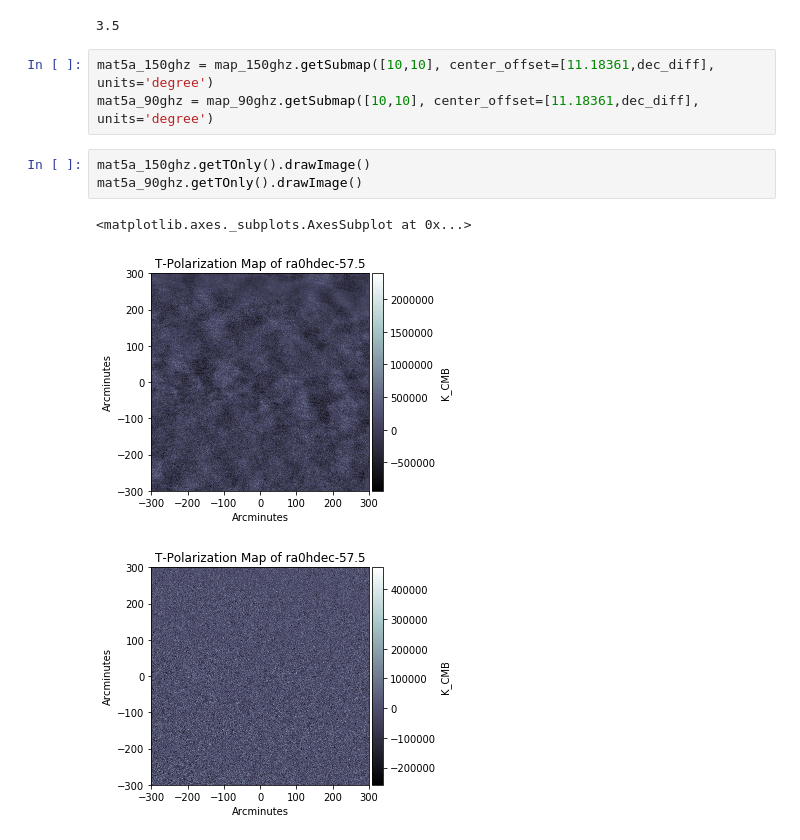
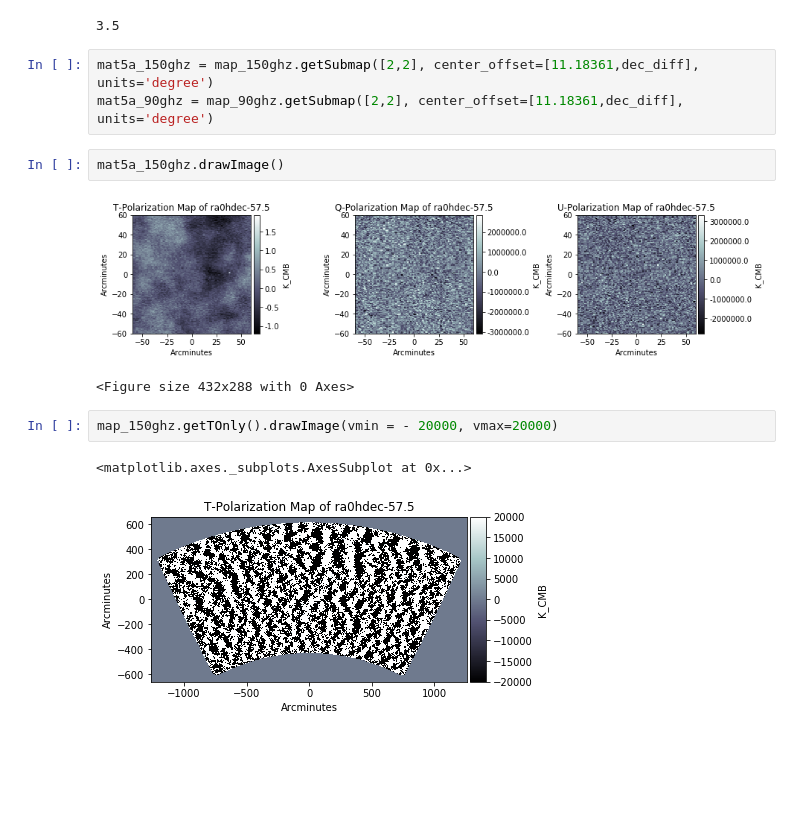
Before and after one commit to mdezylva/masters, a Jupyter notebook: Notebooks/spt_analysis_py27.ipynb, the cells around one changed output. Saved outputs shown, nothing was run; the diff lists cells and outputs as text; blank space fills up the shorter version.

```diff
--- a/Notebooks/spt_analysis_py27.ipynb
+++ b/Notebooks/spt_analysis_py27.ipynb
@@ -49,12 +67,15 @@ print(dec_diff)
 # %% [output]
 3.5
 # %%
-mat5a_150ghz = map_150ghz.getSubmap([10,10], center_offset=[11.18361,dec_diff], units='degree')
-mat5a_90ghz = map_90ghz.getSubmap([10,10], center_offset=[11.18361,dec_diff], units='degree')
+mat5a_150ghz = map_150ghz.getSubmap([2,2], center_offset=[11.18361,dec_diff], units='degree')
+mat5a_90ghz = map_90ghz.getSubmap([2,2], center_offset=[11.18361,dec_diff], units='degree')
 # %%
-mat5a_150ghz.getTOnly().drawImage()
-mat5a_90ghz.getTOnly().drawImage()
+mat5a_150ghz.drawImage()
 # %% [output]
+[figure, new version]
-<matplotlib.axes._subplots.AxesSubplot at 0x...>
+<Figure size 432x288 with 0 Axes>
-[figure, old version]
-[figure, removed]
+# %%
+map_150ghz.getTOnly().drawImage(vmin = - 20000, vmax=20000)
+# %% [output]
+<matplotlib.axes._subplots.AxesSubplot at 0x...>
+[figure, added]
```
Also changed, not shown: parts of 8 cells of this notebook.
